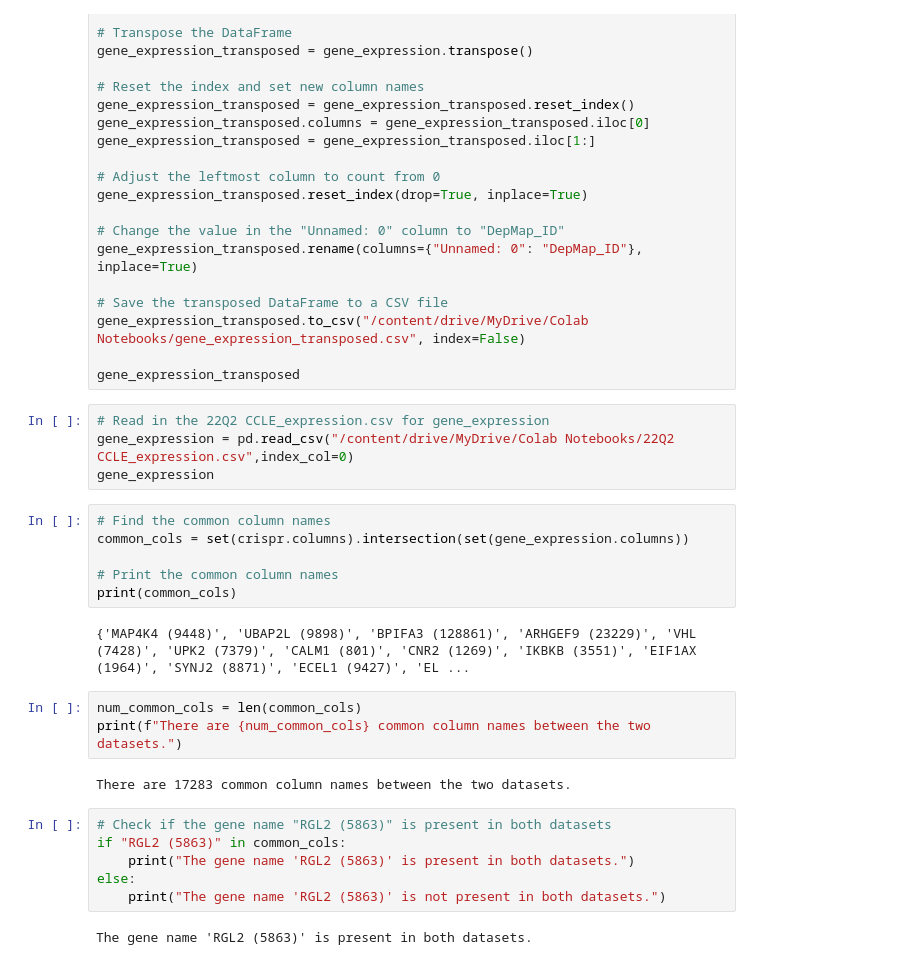
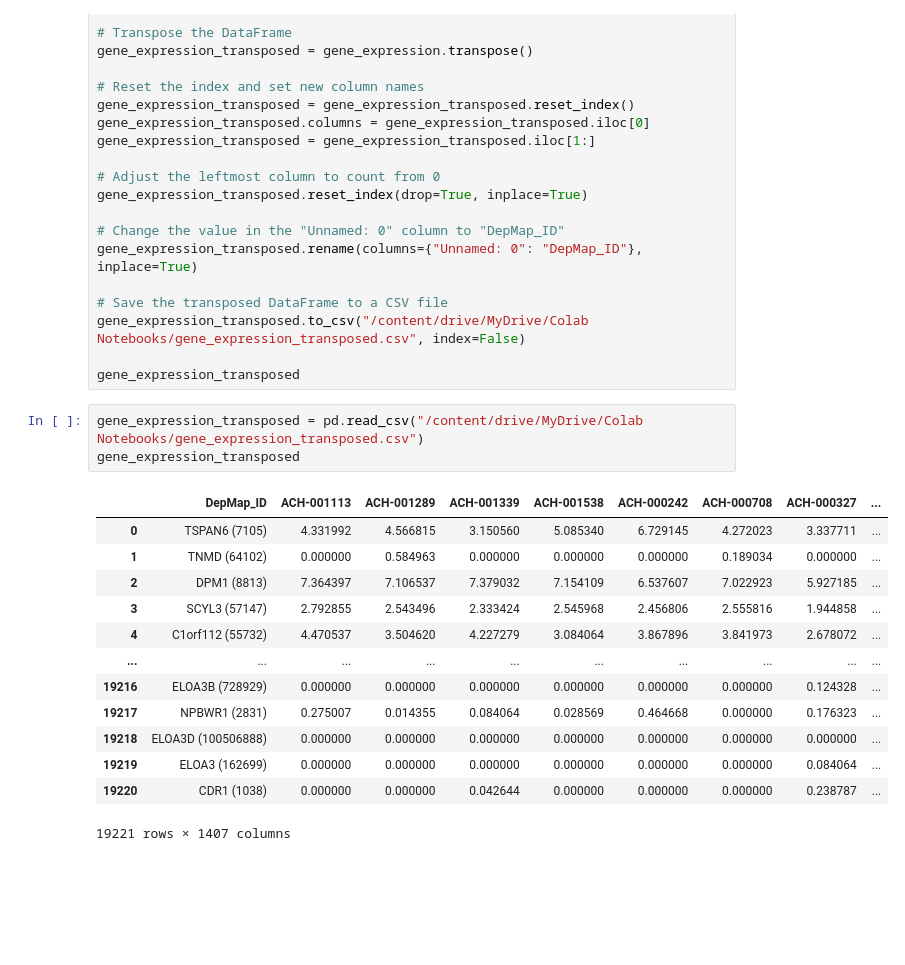
Before and after one commit to chingyaousf/Intern-project-2023, a Jupyter notebook: intern_03.ipynb, the cells around one changed output. Cells and saved outputs as stored; diff of their text form; blank space fills up the shorter version.

```diff
--- a/intern_03.ipynb
+++ b/intern_03.ipynb
@@ -48,27 +83,19 @@ gene_expression_transposed.to_csv("/content/drive/MyDrive/Colab Notebooks/gene_e
 
 gene_expression_transposed
 # %%
-# Read in the 22Q2 CCLE_expression.csv for gene_expression
-gene_expression = pd.read_csv("/content/drive/MyDrive/Colab Notebooks/22Q2 CCLE_expression.csv",index_col=0)
-gene_expression
+gene_expression_transposed = pd.read_csv("/content/drive/MyDrive/Colab Notebooks/gene_expression_transposed.csv")
+gene_expression_transposed
+# %% [output]
+|  | DepMap_ID | ACH-001113 | ACH-001289 | ACH-001339 | ACH-001538 | ACH-000242 | ACH-000708 | ACH-000327 | ... |
+| 0 | TSPAN6 (7105) | 4.331992 | 4.566815 | 3.150560 | 5.085340 | 6.729145 | 4.272023 | 3.337711 | ... |
+| 1 | TNMD (64102) | 0.000000 | 0.584963 | 0.000000 | 0.000000 | 0.000000 | 0.189034 | 0.000000 | ... |
+| 2 | DPM1 (8813) | 7.364397 | 7.106537 | 7.379032 | 7.154109 | 6.537607 | 7.022923 | 5.927185 | ... |
+| 3 | SCYL3 (57147) | 2.792855 | 2.543496 | 2.333424 | 2.545968 | 2.456806 | 2.555816 | 1.944858 | ... |
+| 4 | C1orf112 (55732) | 4.470537 | 3.504620 | 4.227279 | 3.084064 | 3.867896 | 3.841973 | 2.678072 | ... |
+| ... | ... | ... | ... | ... | ... | ... | ... | ... | ... |
+| 19216 | ELOA3B (728929) | 0.000000 | 0.000000 | 0.000000 | 0.000000 | 0.000000 | 0.000000 | 0.124328 | ... |
+| 19217 | NPBWR1 (2831) | 0.275007 | 0.014355 | 0.084064 | 0.028569 | 0.464668 | 0.000000 | 0.176323 | ... |
+| 19218 | ELOA3D (100506888) | 0.000000 | 0.000000 | 0.000000 | 0.000000 | 0.000000 | 0.000000 | 0.000000 | ... |
+| 19219 | ELOA3 (162699) | 0.000000 | 0.000000 | 0.000000 | 0.000000 | 0.000000 | 0.000000 | 0.084064 | ... |
+| 19220 | CDR1 (1038) | 0.000000 | 0.000000 | 0.042644 | 0.000000 | 0.000000 | 0.000000 | 0.238787 | ... |
+19221 rows × 1407 columns
-# %%
-# Find the common column names
-common_cols = set(crispr.columns).intersection(set(gene_expression.columns))
-
-# Print the common column names
-print(common_cols)
-# %% [output]
-{'MAP4K4 (9448)', 'UBAP2L (9898)', 'BPIFA3 (128861)', 'ARHGEF9 (23229)', 'VHL (7428)', 'UPK2 (7379)', 'CALM1 (801)', 'CNR2 (1269)', 'IKBKB (3551)', 'EIF1AX (1964)', 'SYNJ2 (8871)', 'ECEL1 (9427)', 'EL ...
-# %%
-num_common_cols = len(common_cols)
-print(f"There are {num_common_cols} common column names between the two datasets.")
-# %% [output]
-There are 17283 common column names between the two datasets.
-# %%
-# Check if the gene name "RGL2 (5863)" is present in both datasets
-if "RGL2 (5863)" in common_cols:
-    print("The gene name 'RGL2 (5863)' is present in both datasets.")
-else:
-    print("The gene name 'RGL2 (5863)' is not present in both datasets.")
-# %% [output]
-The gene name 'RGL2 (5863)' is present in both datasets.
```
Also changed, not shown: parts of 5 cells of this notebook.
